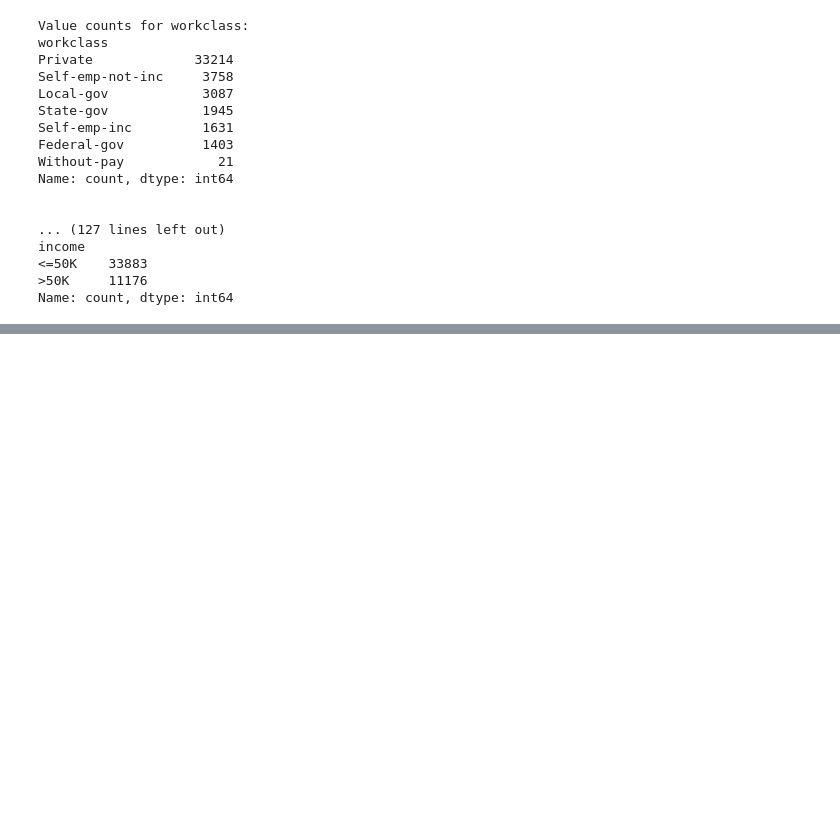
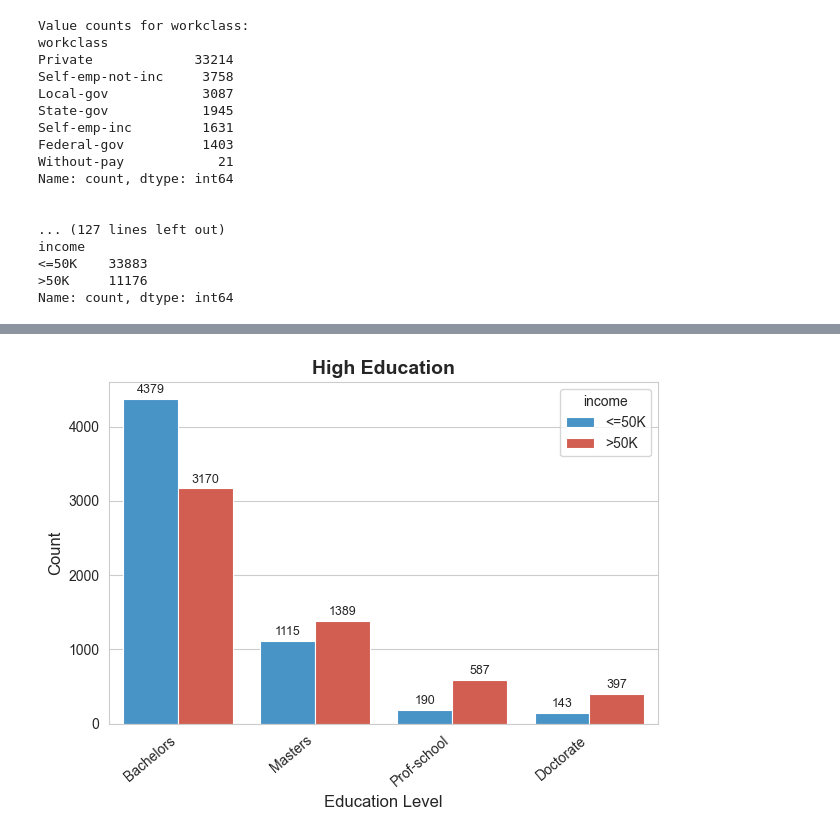
Before and after one commit to VisaHuy/Salary-Prediction-Project, a Jupyter notebook: notebooks/Salary_Prediction.ipynb, the cells around one changed output, grey strips where cells are left out. Saved outputs shown, nothing was run; the diff lists cells and outputs as text; code cells hidden in the pictures; blank space fills up the shorter version.

```diff
--- a/notebooks/Salary_Prediction.ipynb
+++ b/notebooks/Salary_Prediction.ipynb
@@ -363,0 +404,26 @@ Name: count, dtype: int64
+# %%
+edu_group_map = {
+    'Preschool': 'Low', '1st-4th': 'Low', '5th-6th': 'Low',
+    '7th-8th': 'Low', '9th': 'Low', '10th': 'Low', '11th': 'Low', '12th': 'Low',
+    'HS-grad': 'Mid', 'Some-college': 'Mid', 'Assoc-voc': 'Mid', 'Assoc-acdm': 'Mid',
+    'Bachelors': 'High', 'Masters': 'High', 'Prof-school': 'High', 'Doctorate': 'High'
+}
+df['edu_group'] = df['education'].map(edu_group_map)
+sns.set_style('whitegrid')
+palette = {'<=50K': '#3498db', '>50K': '#e74c3c'}
+# %%
+# High Education: Bachelors, Masters, Prof-school, Doctorate
+high_df = df[df['edu_group'] == 'High']
+ax = sns.countplot(x='education', hue='income', data=high_df,
+                   order=['Bachelors', 'Masters', 'Prof-school', 'Doctorate'],
+                   palette=palette, edgecolor='white', linewidth=0.8)
+for container in ax.containers:
+    ax.bar_label(container, fontsize=9, padding=2)
+ax.set_title('High Education', fontsize=14, fontweight='bold')
+ax.set_xlabel('Education Level', fontsize=12)
+ax.set_ylabel('Count', fontsize=12)
+plt.xticks(rotation=40, ha='right')
+plt.tight_layout()
+plt.show()
+# %% [output]
+[figure, added]
```
Also changed, not shown: parts of 7 cells of this notebook.
